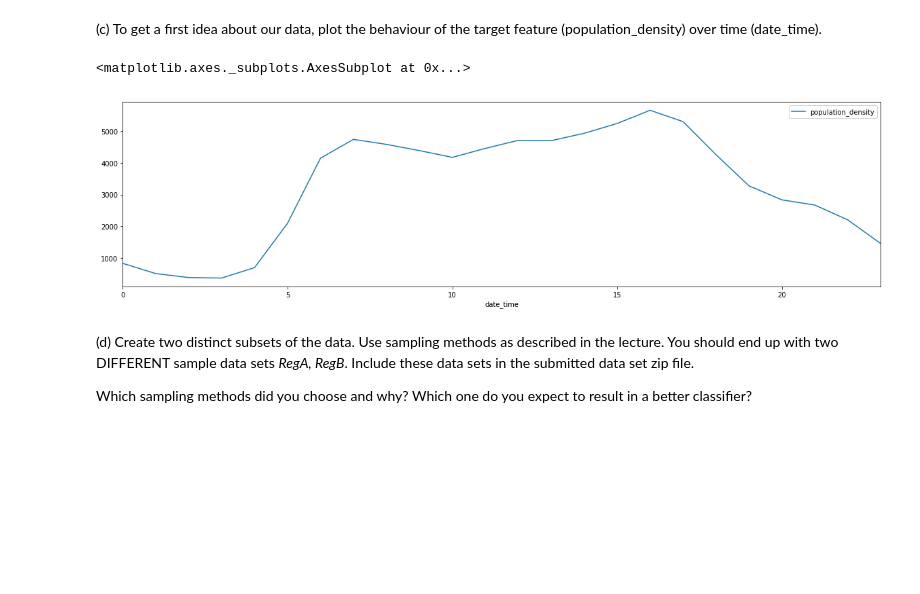
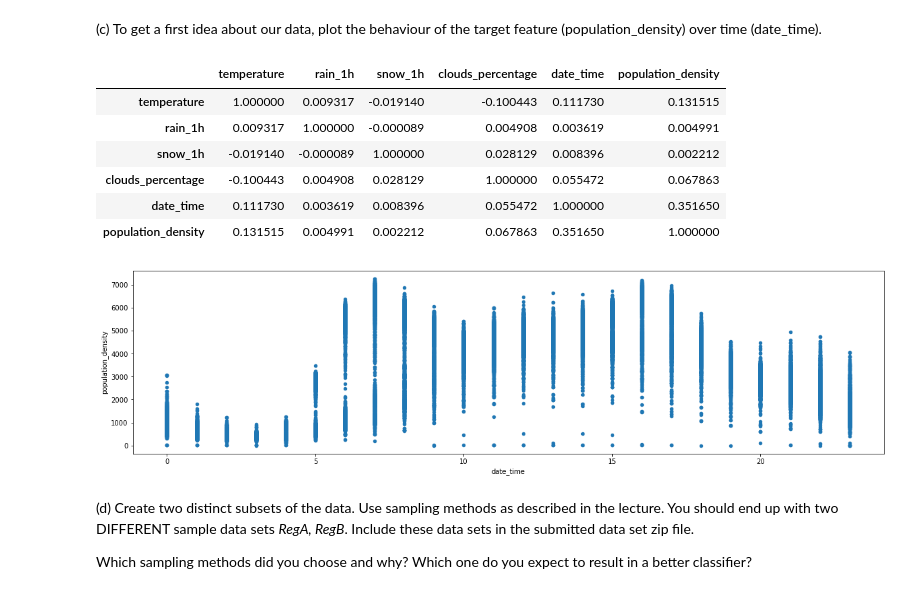
Before and after one commit to janhaa/data-science-ws1920, a Jupyter notebook: assignment1/IDS_Assignment_Part1.ipynb, the cells around one changed output. Cells and saved outputs as stored; diff of their text form; code cells hidden in the pictures; blank space fills up the shorter version.

```diff
--- a/assignment1/IDS_Assignment_Part1.ipynb
+++ b/assignment1/IDS_Assignment_Part1.ipynb
@@ -41,10 +41,10 @@ import seaborn as sns
 import matplotlib.pyplot as plt
 
 # read from disk
-data = pd.read_csv('population_density.csv')
+data_non_sampled = pd.read_csv('population_density.csv')
 
 # sample 90% of rows, using student id as seed
-data_preprocessed = data.sample(frac=0.9, random_state=330982)
+data_preprocessed = data_non_sampled.sample(frac=0.9, random_state=330982)
 
 # function to map population values to categories
 def density_to_category(row):
@@ -216,7 +216,7 @@ For this question (Q3), restrict your extracted data set to the columns *holiday
 We define *population_density* to be our target feature, while all other features are considered descriptive.
 # %%
 # TODO: what are they referring to with "extracted dataset"?
-data = data_original.copy()
+data = data_preprocessed.copy()
 
 # drop unwanted rows
 data = data.drop(columns=['weather_type', 'weather_type_details', 'population_density_categorical'])
@@ -225,3 +225,4 @@ def convert_to_hour(date):
     # same format of MM/dd/yyyy hh:mm
     return int(date.split(" ")[1].split(":")[0])
 data['date_time'] = data['date_time'].apply(convert_to_hour)
+data
@@ -261,13 +254,26 @@ data.groupby('date_time').mean()
 (c) To get a first idea about our data, plot the behaviour of the target feature (population_density) over time (date_time).
 # %%
 # Your code:
-#plt.rcParams['agg.path.chunksize'] = 10000
+plt.rcParams['agg.path.chunksize'] = 10000
 
 # TODO: does taking the mean make sense here?
-data.groupby('date_time').mean().plot.line(y='population_density', figsize=(20, 5))
+data.plot.scatter(x='date_time', y='population_density', figsize=(20, 5))
+#data.mean().plot.scatter(x='date_time', y='population_density', figsize=(20, 5))
+#dataToFit = data.groupby('date_time').mean()
+#plt.scatter(dataToFit.index, dataToFit['population_density'])
+# plt.show()
+#data.groupby('date_time').mean()
+#sns.lmplot(x='date_time', y='population_density',data=data,fit_reg=True)
+data.corr()
 # %% [output]
-<matplotlib.axes._subplots.AxesSubplot at 0x...>
+|  | temperature | rain_1h | snow_1h | clouds_percentage | date_time | population_density |
+| temperature | 1.000000 | 0.009317 | -0.019140 | -0.100443 | 0.111730 | 0.131515 |
+| rain_1h | 0.009317 | 1.000000 | -0.000089 | 0.004908 | 0.003619 | 0.004991 |
+| snow_1h | -0.019140 | -0.000089 | 1.000000 | 0.028129 | 0.008396 | 0.002212 |
+| clouds_percentage | -0.100443 | 0.004908 | 0.028129 | 1.000000 | 0.055472 | 0.067863 |
+| date_time | 0.111730 | 0.003619 | 0.008396 | 0.055472 | 1.000000 | 0.351650 |
+| population_density | 0.131515 | 0.004991 | 0.002212 | 0.067863 | 0.351650 | 1.000000 |
-[figure, old version]
+[figure, new version]
 # %% [markdown]
    (d) Create two distinct subsets of the data. Use sampling methods as described in the lecture. You should end up with two DIFFERENT sample data sets *RegA, RegB*. Include these data sets in the submitted data set zip file.
 
```
Also changed, not shown: parts of 16 cells of this notebook, 9 other files.
